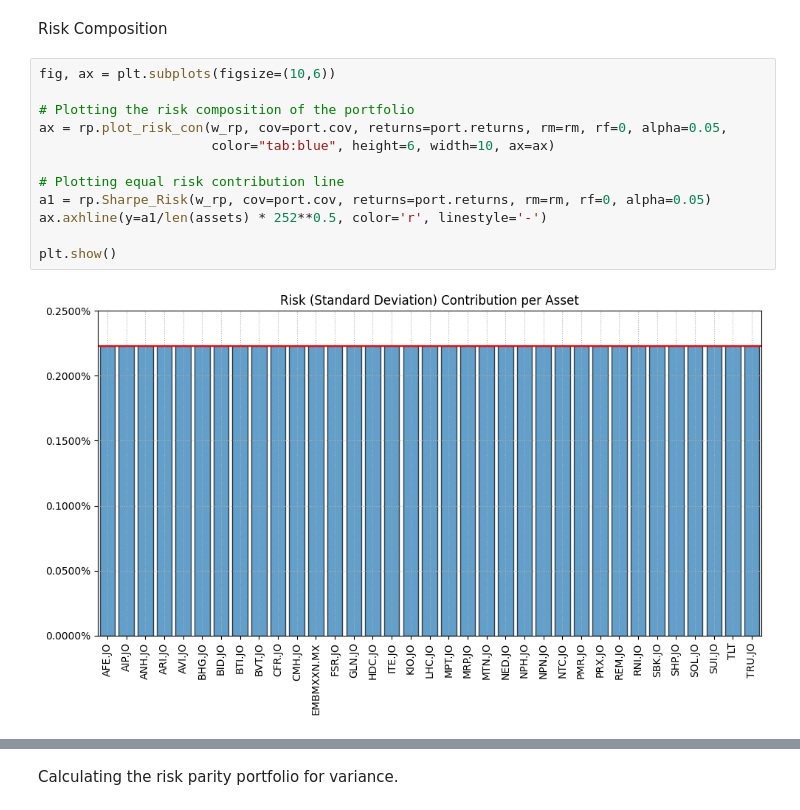
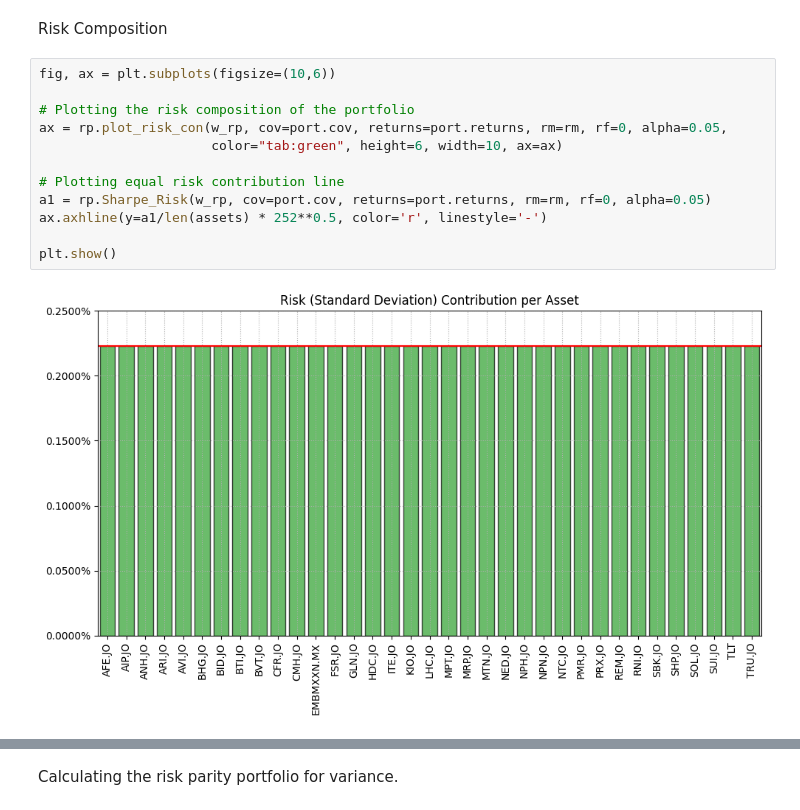
Before and after one commit to alexndala/risk-budget, a Jupyter notebook: risk-budget.ipynb, the cells around one changed output, grey strips where cells are left out. Cells and saved outputs as stored; diff of their text form.

```diff
--- a/risk-budget.ipynb
+++ b/risk-budget.ipynb
@@ -88,17 +88,17 @@ Risk Composition
 # %%
 fig, ax = plt.subplots(figsize=(10,6))
 
 # Plotting the risk composition of the portfolio
 ax = rp.plot_risk_con(w_rp, cov=port.cov, returns=port.returns, rm=rm, rf=0, alpha=0.05,
-                      color="tab:blue", height=6, width=10, ax=ax)
+                      color="tab:green", height=6, width=10, ax=ax)
 
 # Plotting equal risk contribution line
 a1 = rp.Sharpe_Risk(w_rp, cov=port.cov, returns=port.returns, rm=rm, rf=0, alpha=0.05)
 ax.axhline(y=a1/len(assets) * 252**0.5, color='r', linestyle='-')
 
 plt.show()
 # %% [output]
-[figure, old version]
+[figure, new version]
 # %%
 ax = rp.jupyter_report(w=w_rp, returns=Y, rm=rm, rf=0, alpha=0.05, others=0.05)
 # %% [output]
```
Also changed, not shown: parts of 11 cells of this notebook.
